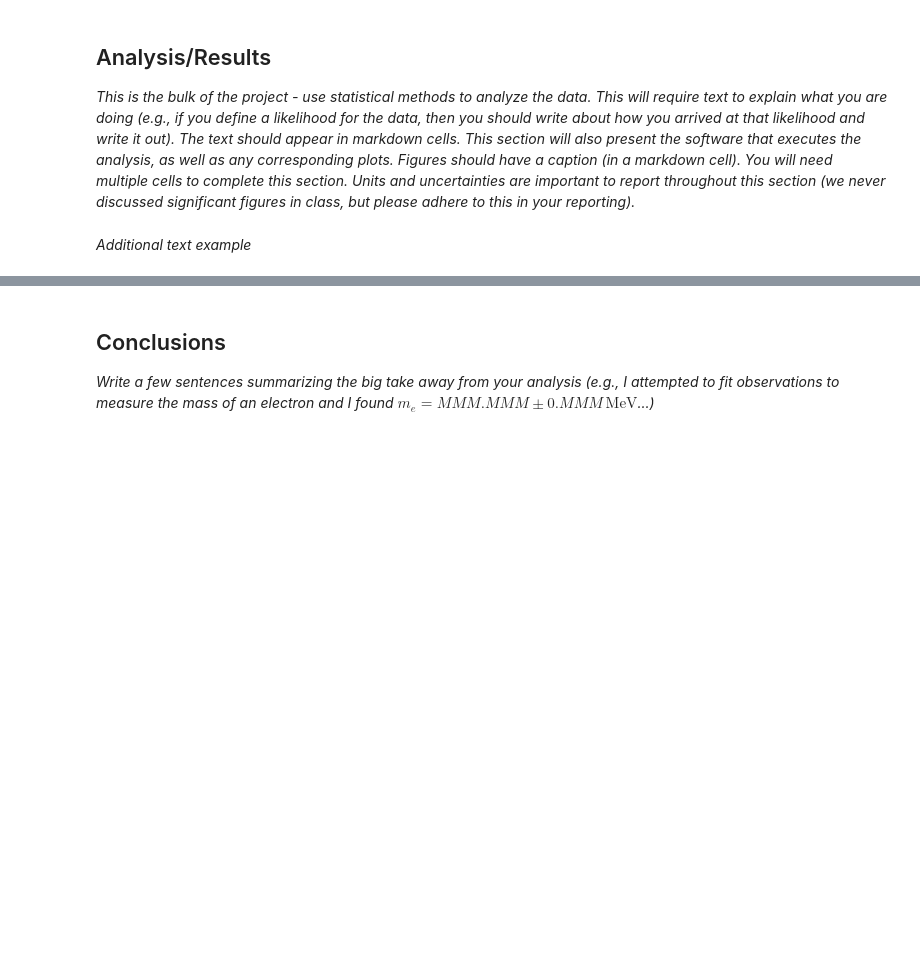
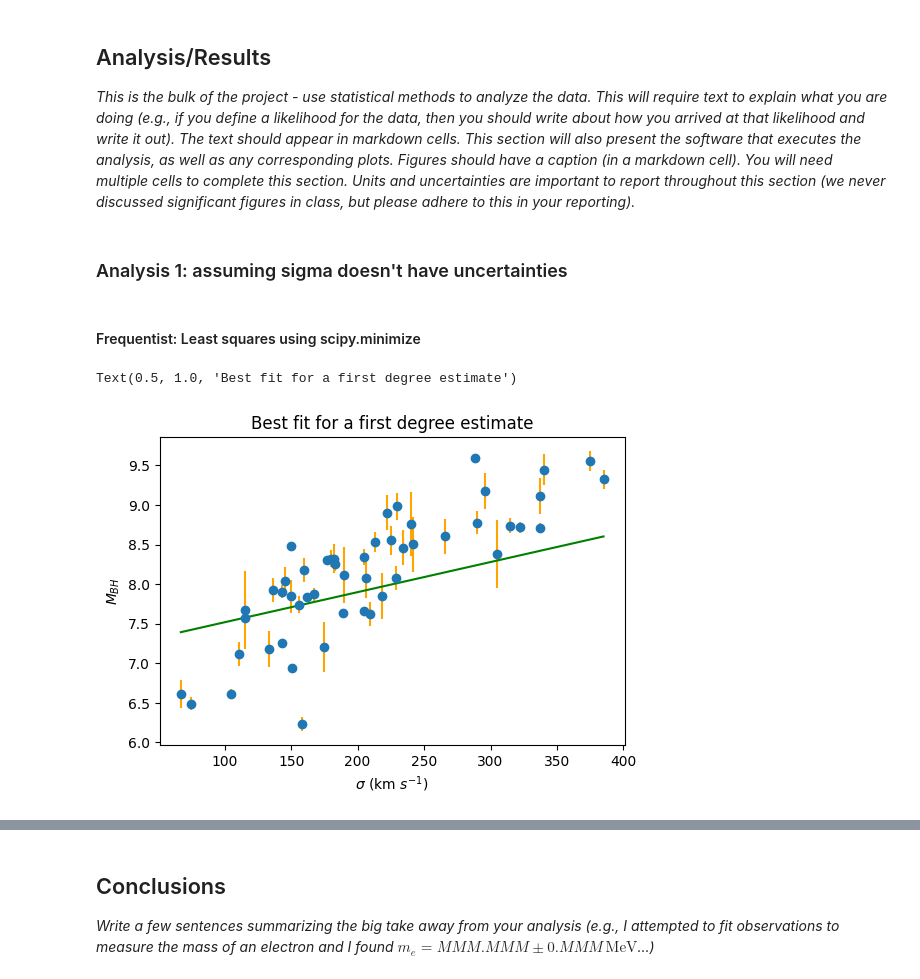
Before and after one commit to theheokboi/DATA_SCI-421, a Jupyter notebook: FinalTemplate.ipynb, the cells around one changed output, grey strips where cells are left out. Drawn from its saved outputs; the diff is of its cells as text; code cells hidden in the pictures; blank space fills up the shorter version.

```diff
--- a/FinalTemplate.ipynb
+++ b/FinalTemplate.ipynb
@@ -32,2 +72,0 @@ Follow this template when completing the final project.
-# %% [markdown]
-*Additional text example*
@@ -35,0 +73,47 @@ Follow this template when completing the final project.
+# %% [markdown]
+### Analysis 1: assuming sigma doesn't have uncertainties
+# %% [markdown]
+#### Frequentist: Least squares using scipy.minimize
+# %%
+
+from scipy.optimize import minimize
+
+def model(theta, x_obs):
+    if len(theta) == 2: # ax + b
+        a, b = theta
+        return a*x_obs + b
+    elif len(theta) == 3: # ax^2 + bx + c
+        a, b, c = theta
+        return a*x_obs**2 + b*x_obs + c
+    elif len(theta) == 4: # ax^3 + bx^2 + cx + d
+        a, b, c, d = theta
+        return a*x_obs**3 + b*x_obs**2 + c*x_obs + d
+
+def nll(theta, y_obs, y_obs_unc, x_obs):
+    A = theta[-1]
+    return np.sum( (y_obs - model(theta, x_obs))**2/(2*(A**2)*(y_obs_unc**2)) )
+    # return 0.5 * np.sum((y_obs-model(theta, x_obs))**2 / y_obs_unc**2)
+
+init_guess_1_degree = (1, 1)
+init_guess_2_degree = (1, 1, 20)
+init_guess_3_degree = (0, 1, 1, 0)
+
+a_1_drg, b_1_drg = minimize(nll, init_guess_1_degree, args=(M_BH, M_BH_unc, sigma)).x
+a_2_drg, b_2_drg, c_2_drg = minimize(nll, init_guess_2_degree, args=(M_BH, M_BH_unc, sigma)).x
+a_3_drg, b_3_drg, c_3_drg, d_3_drg = minimize(nll, init_guess_3_degree, args=(M_BH, M_BH_unc, sigma)).x
+
+x_axis = np.linspace(min(sigma), max(sigma), 1000)
+y_axis_1_drg = a_1_drg*x_axis + b_1_drg
+y_axis_2_drg = a_2_drg*(x_axis**2) + b_2_drg*x_axis + c_2_drg
+y_axis_3_drg = a_3_drg*(x_axis**3) + b_3_drg*(x_axis**2) + c_3_drg*x_axis + d_3_drg
+
+
+fig, ax = plt.subplots(figsize=(6, 4), sharey=True)
+ax.errorbar(sigma, M_BH, yerr=M_BH_unc, fmt="o", ecolor='orange')
+ax.plot(x_axis, y_axis_1_drg, color='green')
+ax.set_xlabel('$\sigma$ (km $s^{-1}$)')
+ax.set_ylabel('$M_{BH}$')
+ax.set_title('Best fit for a first degree estimate')
+# %% [output]
+Text(0.5, 1.0, 'Best fit for a first degree estimate')
+[figure, added]
```
Also changed, not shown: parts of 9 cells of this notebook, 4 other files.
